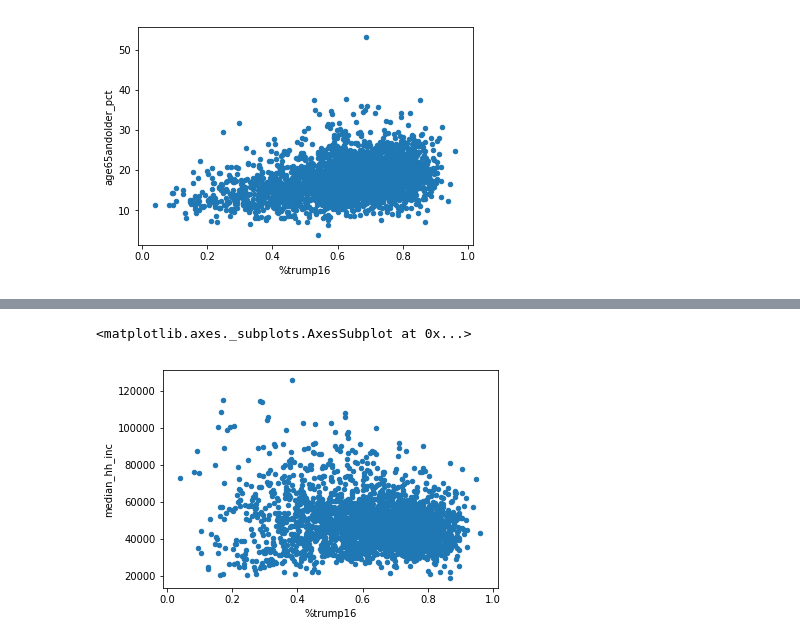
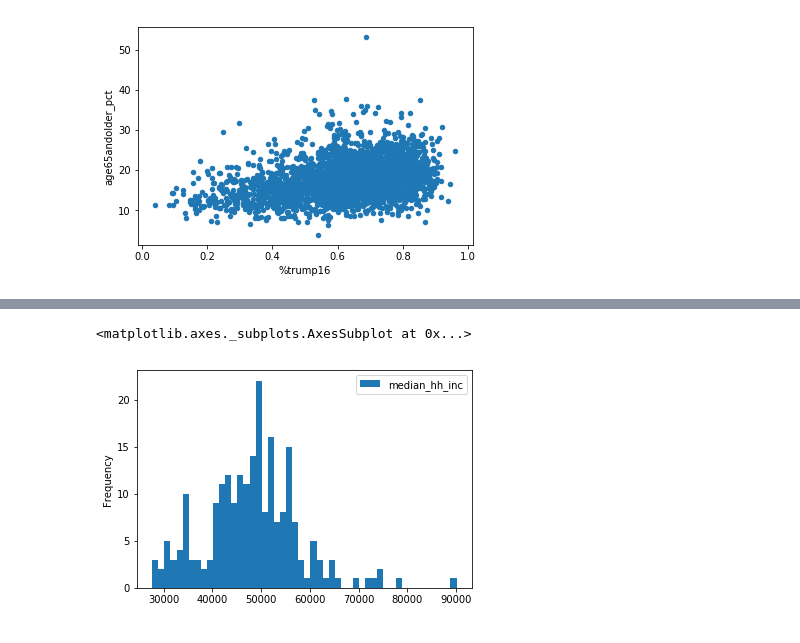
Before and after one commit to brandonsorensen/ElectionAnalysis, a Jupyter notebook: src/2018 Elections.ipynb, the cells around one changed output, grey strips where cells are left out. Cells and saved outputs as stored; diff of their text form; code cells hidden in the pictures.

```diff
--- a/src/2018 Elections.ipynb
+++ b/src/2018 Elections.ipynb
@@ -311,5 +304,5 @@ elec2018.plot.scatter(x='%clinton16', y='age29andunder_pct')
-# %%
-elec2018.plot.scatter(x='%trump16', y='median_hh_inc')
-# %% [output]
-<matplotlib.axes._subplots.AxesSubplot at 0x...>
-[figure, removed]
+# %%
+obama_trump.plot.hist(y='median_hh_inc', bins=50)
+# %% [output]
+<matplotlib.axes._subplots.AxesSubplot at 0x...>
+[figure, added]
```
Also changed, not shown: parts of 7 cells of this notebook.
